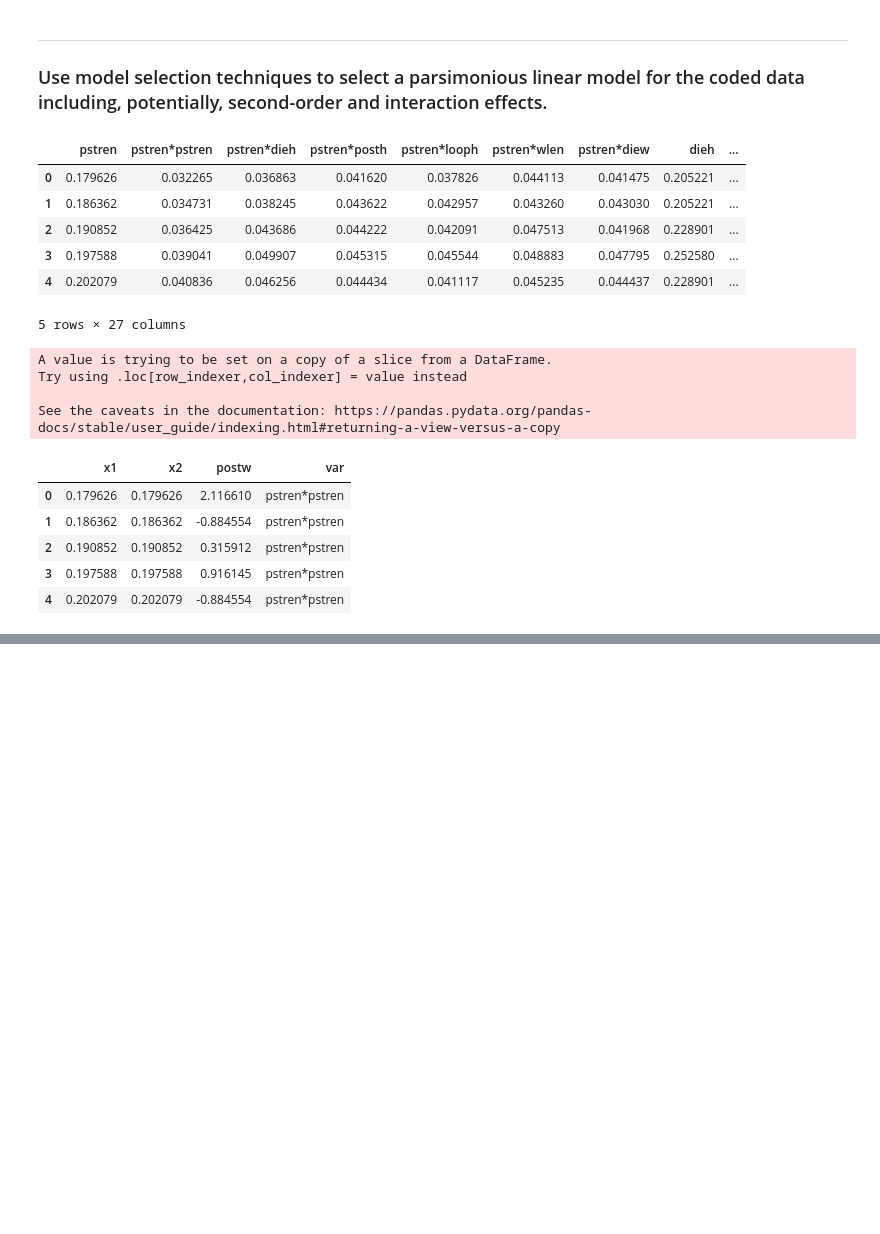
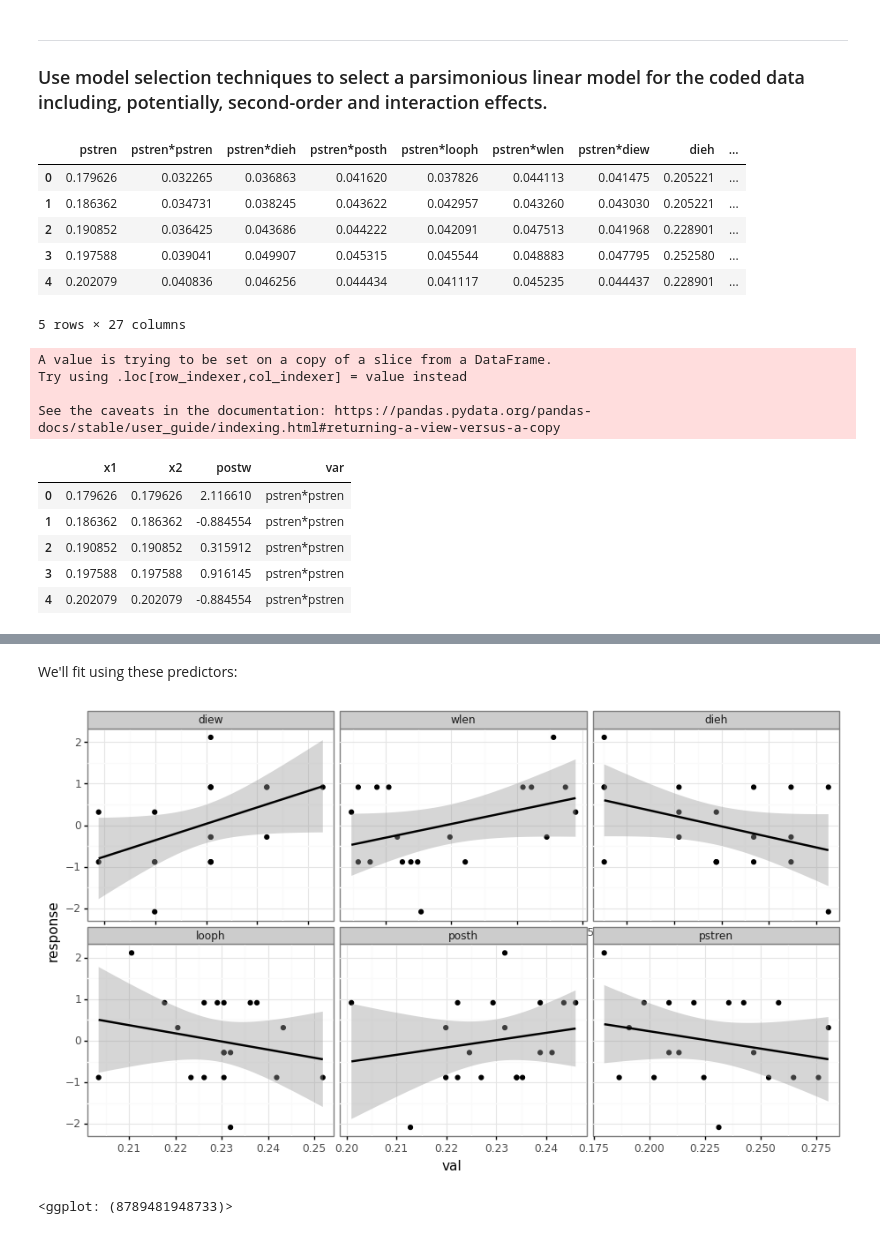
Before and after one commit to allswellthatsmaxwell/surrogates, a Jupyter notebook: 00_ch1.ipynb, the cells around one changed output, grey strips where cells are left out. Cells and saved outputs as stored; diff of their text form; code cells hidden in the pictures; blank space fills up the shorter version.

```diff
--- a/00_ch1.ipynb
+++ b/00_ch1.ipynb
@@ -223,0 +318,13 @@ plot_df['var'] = pd.Categorical(plot_df['var'], categories=slopes_df['var'])
+# %%
+variables = ['wlen*diew', 'looph*diew', 'diew*diew', 'dieh*looph', 'diew',
+             ## has a nice pattern in the non-restricted graph
+             'dieh*dieh']
+variables = dm.predictors
+# %% [markdown]
+We'll fit using these predictors:
+# %%
+selected_plot_df = plot_df[plot_df['var'].apply(lambda s: s in variables)]
+plot_scatter(selected_plot_df, (11, 6))
+# %% [output]
+[figure, added]
+<ggplot: (8789481948733)>
```
Also changed, not shown: parts of 14 cells of this notebook.
